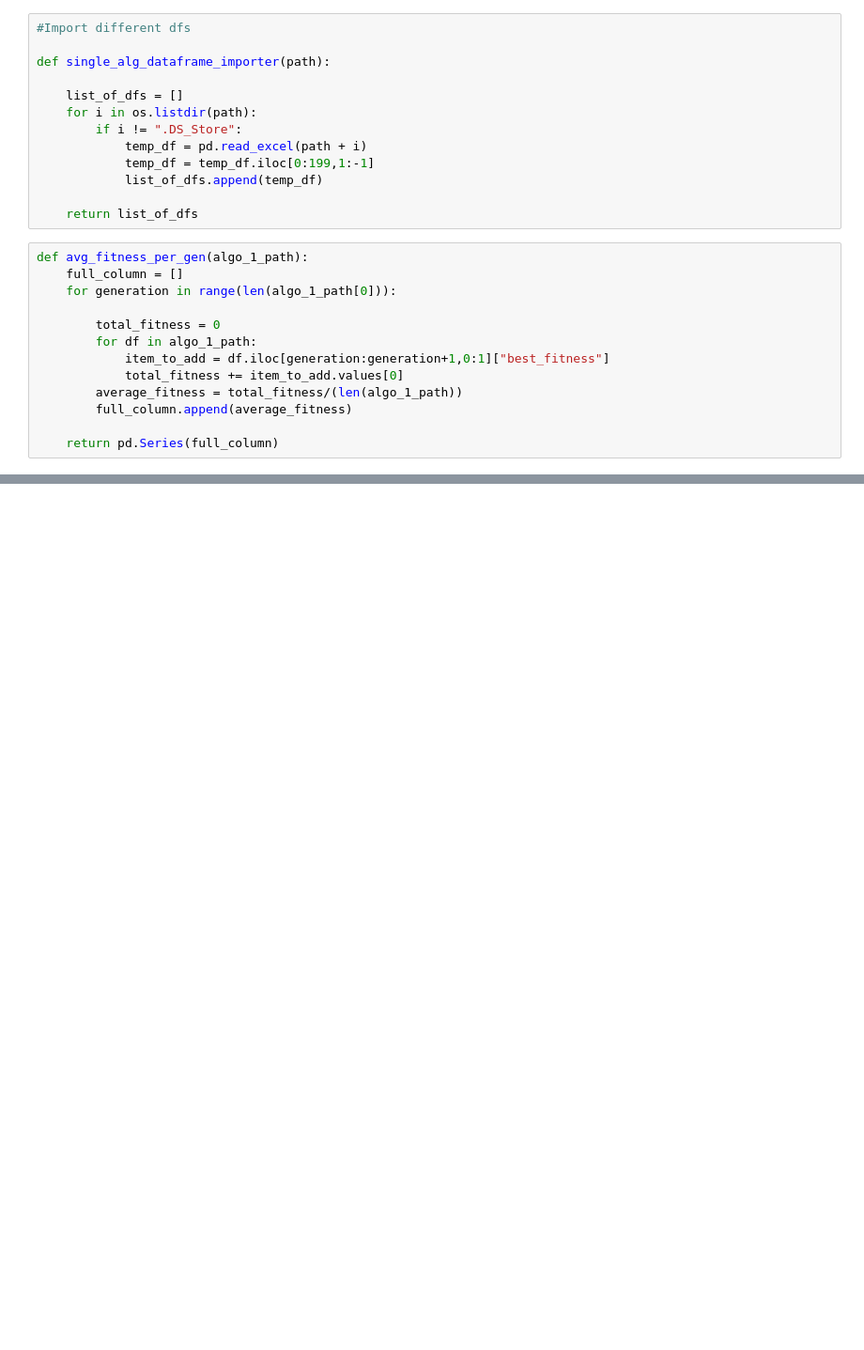
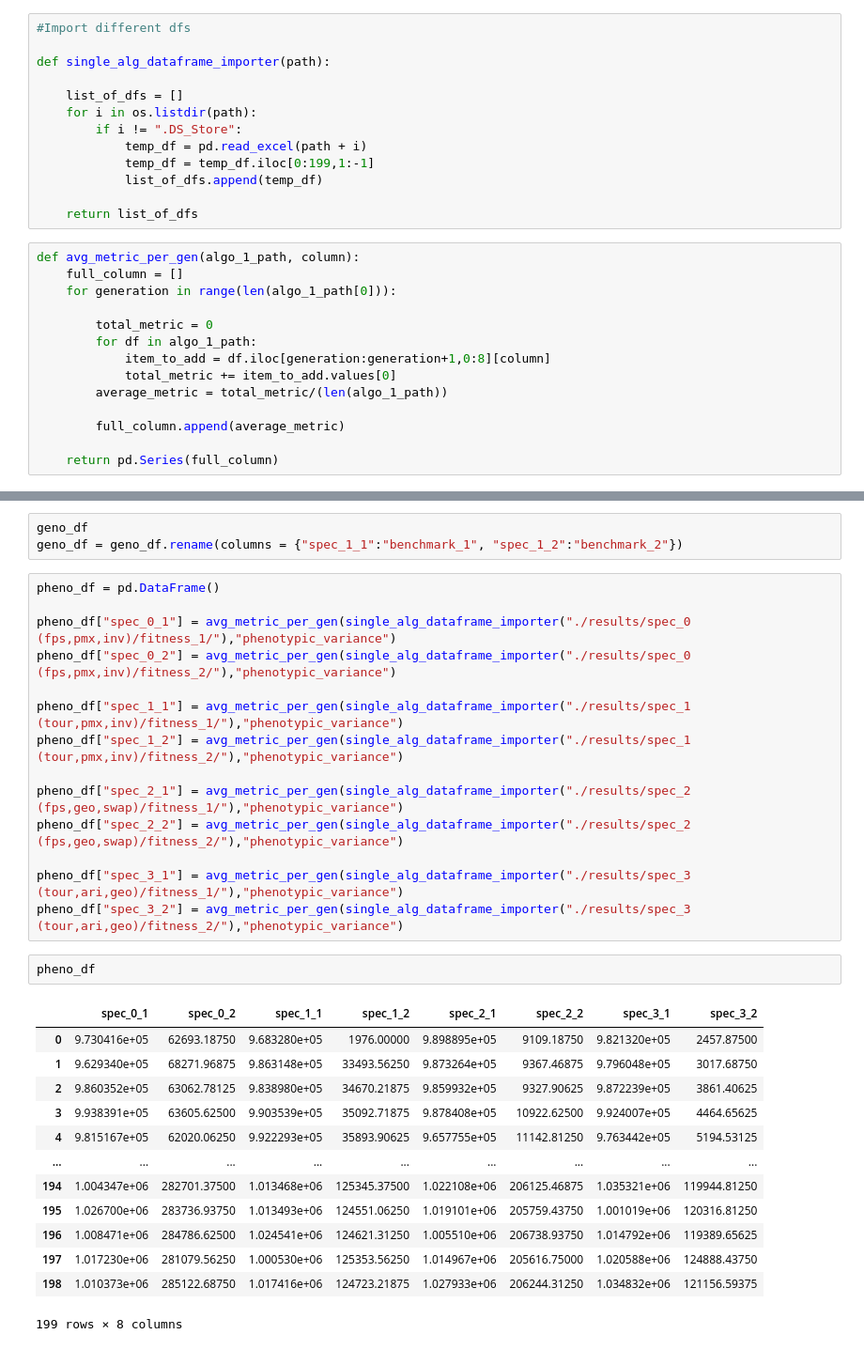
Before and after one commit to leothesouthafrican/cifo_ga, a Jupyter notebook: run_compare.ipynb, the cells around one changed output, grey strips where cells are left out. Shown at 94% size. Saved outputs shown, nothing was run; the diff lists cells and outputs as text; blank space fills up the shorter version.

```diff
--- a/run_compare.ipynb
+++ b/run_compare.ipynb
@@ -16,16 +17,17 @@ def single_alg_dataframe_importer(path):
 
     return list_of_dfs
 # %%
-def avg_fitness_per_gen(algo_1_path):
+def avg_metric_per_gen(algo_1_path, column):
     full_column = []
     for generation in range(len(algo_1_path[0])):
 
-        total_fitness = 0
+        total_metric = 0
         for df in algo_1_path:
-            item_to_add = df.iloc[generation:generation+1,0:1]["best_fitness"]
-            total_fitness += item_to_add.values[0]
-        average_fitness = total_fitness/(len(algo_1_path))
-        full_column.append(average_fitness)
+            item_to_add = df.iloc[generation:generation+1,0:8][column]
+            total_metric += item_to_add.values[0]
+        average_metric = total_metric/(len(algo_1_path))
+
+        full_column.append(average_metric)
 
     return pd.Series(full_column)
 # %%
@@ -60,0 +65,33 @@ new_df
+# %%
+geno_df
+geno_df = geno_df.rename(columns = {"spec_1_1":"benchmark_1", "spec_1_2":"benchmark_2"})
+# %%
+pheno_df = pd.DataFrame()
+
+pheno_df["spec_0_1"] = avg_metric_per_gen(single_alg_dataframe_importer("./results/spec_0 (fps,pmx,inv)/fitness_1/"),"phenotypic_variance")
+pheno_df["spec_0_2"] = avg_metric_per_gen(single_alg_dataframe_importer("./results/spec_0 (fps,pmx,inv)/fitness_2/"),"phenotypic_variance")
+
+pheno_df["spec_1_1"] = avg_metric_per_gen(single_alg_dataframe_importer("./results/spec_1 (tour,pmx,inv)/fitness_1/"),"phenotypic_variance")
+pheno_df["spec_1_2"] = avg_metric_per_gen(single_alg_dataframe_importer("./results/spec_1 (tour,pmx,inv)/fitness_2/"),"phenotypic_variance")
+
+pheno_df["spec_2_1"] = avg_metric_per_gen(single_alg_dataframe_importer("./results/spec_2 (fps,geo,swap)/fitness_1/"),"phenotypic_variance")
+pheno_df["spec_2_2"] = avg_metric_per_gen(single_alg_dataframe_importer("./results/spec_2 (fps,geo,swap)/fitness_2/"),"phenotypic_variance")
+
+pheno_df["spec_3_1"] = avg_metric_per_gen(single_alg_dataframe_importer("./results/spec_3 (tour,ari,geo)/fitness_1/"),"phenotypic_variance")
+pheno_df["spec_3_2"] = avg_metric_per_gen(single_alg_dataframe_importer("./results/spec_3 (tour,ari,geo)/fitness_2/"),"phenotypic_variance")
+# %%
+pheno_df
+# %% [output]
+|  | spec_0_1 | spec_0_2 | spec_1_1 | spec_1_2 | spec_2_1 | spec_2_2 | spec_3_1 | spec_3_2 |
+| 0 | 9.730416e+05 | 62693.18750 | 9.683280e+05 | 1976.00000 | 9.898895e+05 | 9109.18750 | 9.821320e+05 | 2457.87500 |
+| 1 | 9.629340e+05 | 68271.96875 | 9.863148e+05 | 33493.56250 | 9.873264e+05 | 9367.46875 | 9.796048e+05 | 3017.68750 |
+| 2 | 9.860352e+05 | 63062.78125 | 9.838980e+05 | 34670.21875 | 9.859932e+05 | 9327.90625 | 9.872239e+05 | 3861.40625 |
+| 3 | 9.938391e+05 | 63605.62500 | 9.903539e+05 | 35092.71875 | 9.878408e+05 | 10922.62500 | 9.924007e+05 | 4464.65625 |
+| 4 | 9.815167e+05 | 62020.06250 | 9.922293e+05 | 35893.90625 | 9.657755e+05 | 11142.81250 | 9.763442e+05 | 5194.53125 |
+| ... | ... | ... | ... | ... | ... | ... | ... | ... |
+| 194 | 1.004347e+06 | 282701.37500 | 1.013468e+06 | 125345.37500 | 1.022108e+06 | 206125.46875 | 1.035321e+06 | 119944.81250 |
+| 195 | 1.026700e+06 | 283736.93750 | 1.013493e+06 | 124551.06250 | 1.019101e+06 | 205759.43750 | 1.001019e+06 | 120316.81250 |
+| 196 | 1.008471e+06 | 284786.62500 | 1.024541e+06 | 124621.31250 | 1.005510e+06 | 206738.93750 | 1.014792e+06 | 119389.65625 |
+| 197 | 1.017230e+06 | 281079.56250 | 1.000530e+06 | 125353.56250 | 1.014967e+06 | 205616.75000 | 1.020588e+06 | 124888.43750 |
+| 198 | 1.010373e+06 | 285122.68750 | 1.017416e+06 | 124723.21875 | 1.027933e+06 | 206244.31250 | 1.034832e+06 | 121156.59375 |
+199 rows × 8 columns
```
Also changed, not shown: parts of 7 cells of this notebook, 23 other files.
